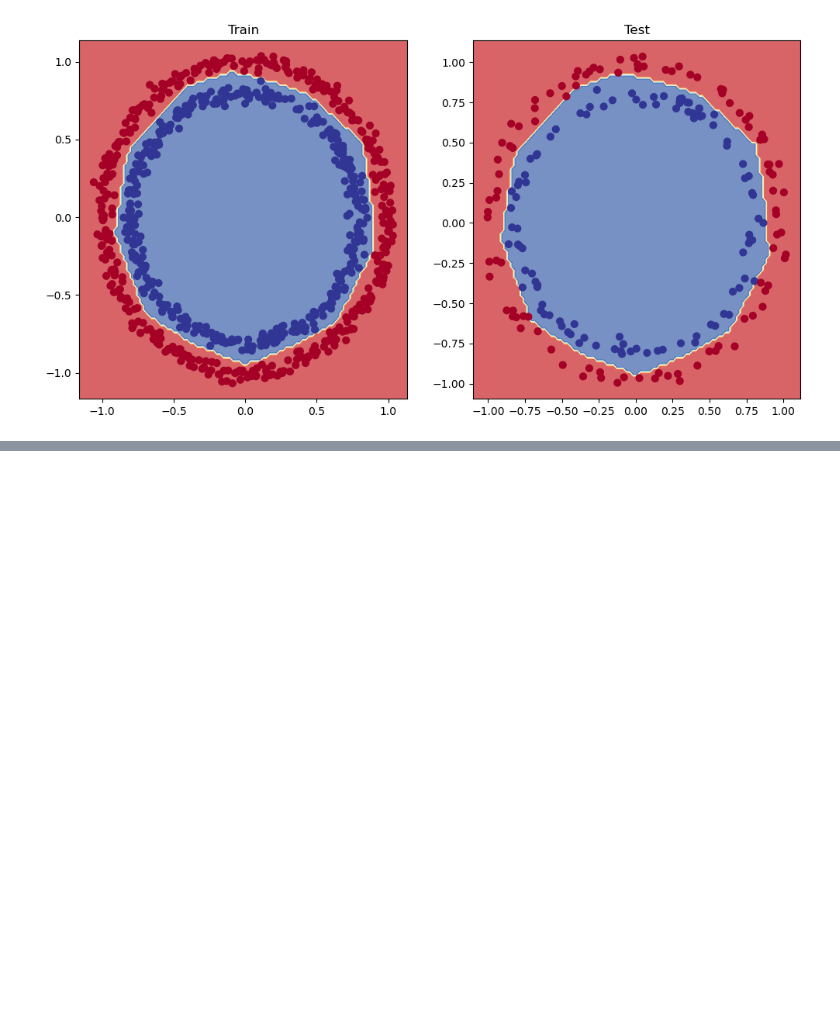
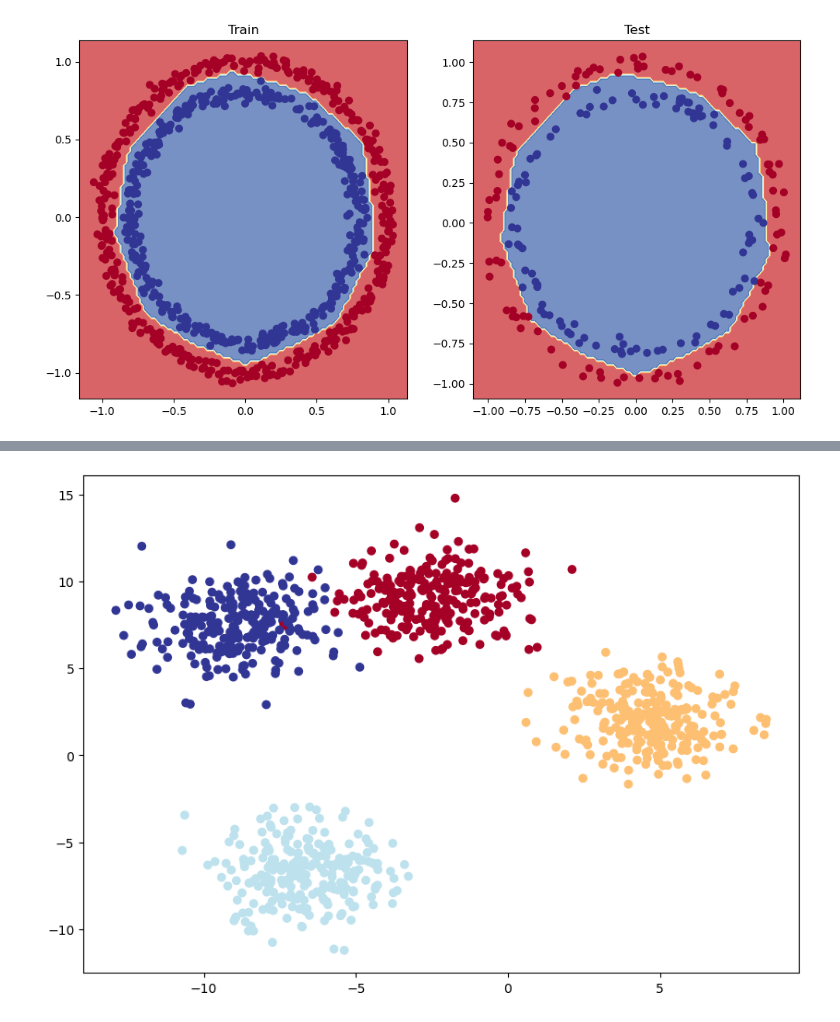
Before and after one commit to BurnTheBunsen/pytorch-deep-learning-test, a Jupyter notebook: NN_Classification_with_PyTorch.ipynb, the cells around one changed output, grey strips where cells are left out. Saved outputs shown, nothing was run; the diff lists cells and outputs as text; code cells hidden in the pictures; blank space fills up the shorter version.

```diff
--- a/NN_Classification_with_PyTorch.ipynb
+++ b/NN_Classification_with_PyTorch.ipynb
@@ -707,0 +713,32 @@ plot_decision_boundary(model_3, X_test, y_test)
+# %%
+# 8.1 Creating a toy multi-class datasets
+import torch
+import matplotlib.pyplot as plt
+from sklearn.datasets import make_blobs
+from sklearn.model_selection import train_test_split
+
+# Set the hyperparameters for data creation
+# Usually hyperparams are written in full caps to make sure that
+# readability is kept through-out our code.
+NUM_CLASSES = 4
+NUM_FEATURES = 2
+RANDOM_SEED = 42
+
+# 1. Create multi-class data
+X_blob, y_blob = make_blobs(n_samples=1000,
+                            n_features=NUM_FEATURES,
+                            centers=NUM_CLASSES,
+                            cluster_std=1.5,#give the clusters a bit of shake up
+                            random_state=RANDOM_SEED)
+# 2. Turn data into tensors
+X_blob = torch.from_numpy(X_blob).type(torch.float)
+y_blob = torch.from_numpy(y_blob).type(torch.float)
+
+# 3. Split into training and test
+X_blob_train, X_blob_test, y_blob_train, y_blob_test = train_test_split(X_blob, y_blob, test_size=0.2, random_state=RANDOM_SEED)
+
+# 4. Plot the data
+plt.figure(figsize=(10,7))
+plt.scatter(X_blob[:, 0], X_blob[:, 1], c=y_blob, cmap=plt.cm.RdYlBu);
+# %% [output]
+[figure, added]
```
Also changed, not shown: parts of 1 cell of this notebook.
